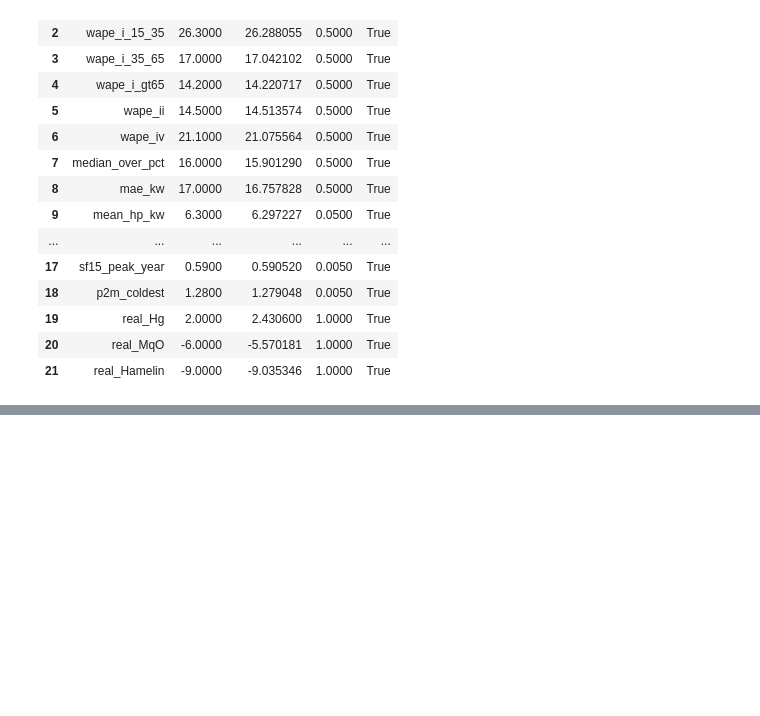
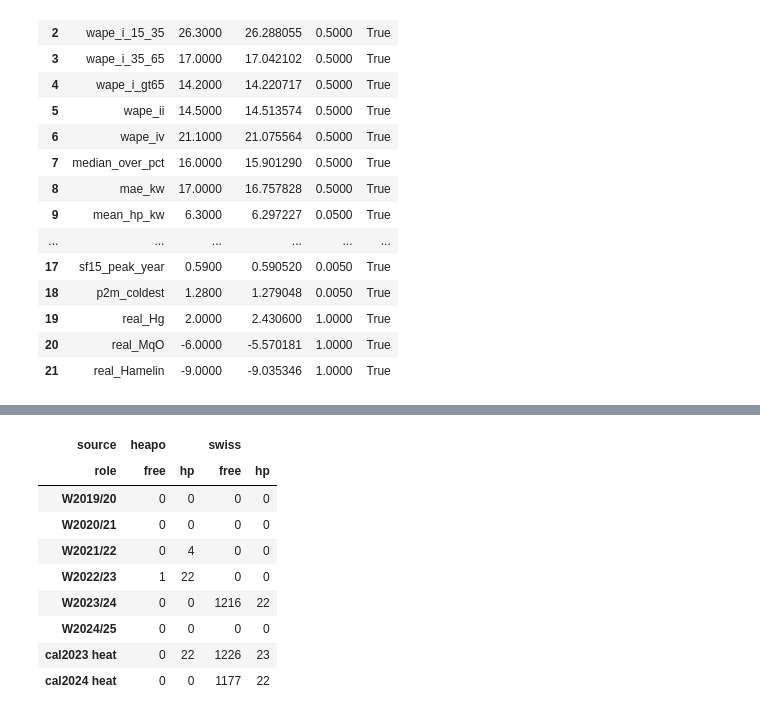
Before and after one commit to agouveia-kul/hp-sensitivity-paper, a Jupyter notebook: planning_use_case.ipynb, the cells around one changed output, grey strips where cells are left out. Cells and saved outputs as stored; diff of their text form; code cells hidden in the pictures; blank space fills up the shorter version.

```diff
--- a/planning_use_case.ipynb
+++ b/planning_use_case.ipynb
@@ -58,0 +66,14 @@ rebuilt design identical to the paper cache: True
+# %%
+inv = PL.step1_inventory(rebuild=REBUILD_STEP1)
+PL.years_table(inv['years'])
+# %% [output]
+| source | heapo |  | swiss |  |
+| role | free | hp | free | hp |
+| W2019/20 | 0 | 0 | 0 | 0 |
+| W2020/21 | 0 | 0 | 0 | 0 |
+| W2021/22 | 0 | 4 | 0 | 0 |
+| W2022/23 | 1 | 22 | 0 | 0 |
+| W2023/24 | 0 | 0 | 1216 | 22 |
+| W2024/25 | 0 | 0 | 0 | 0 |
+| cal2023 heat | 0 | 22 | 1226 | 23 |
+| cal2024 heat | 0 | 0 | 1177 | 22 |
```
Also changed, not shown: parts of 5 cells of this notebook, 5 other files.
